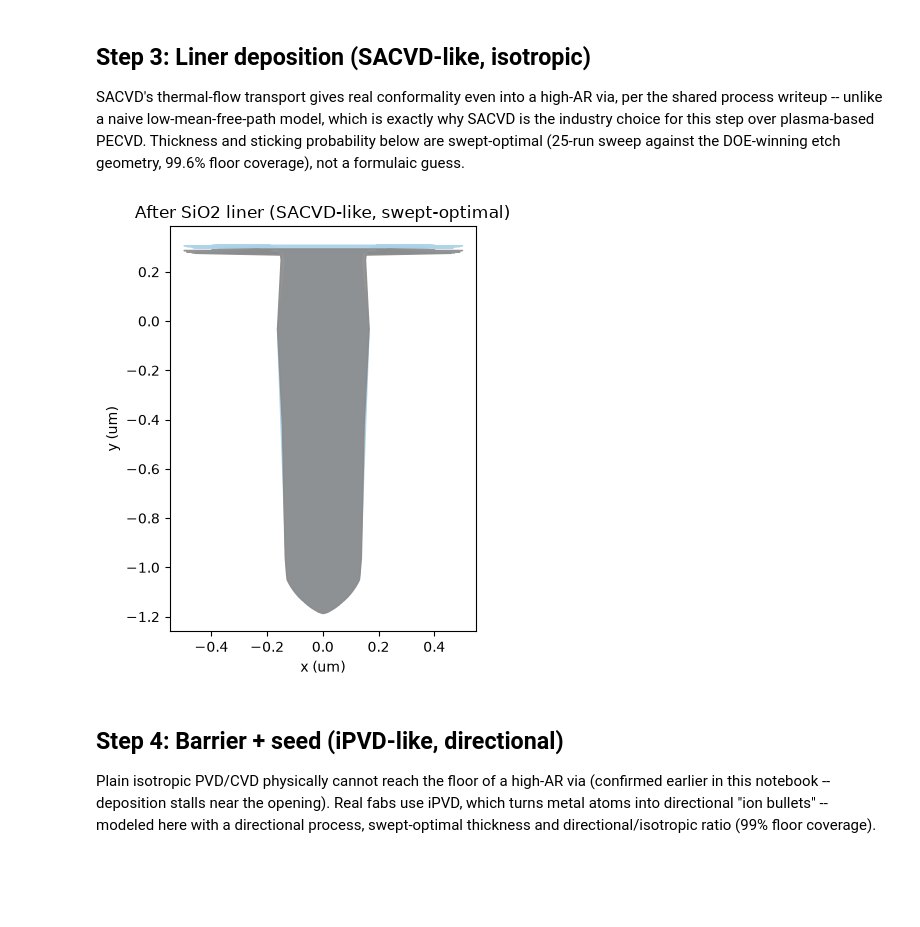
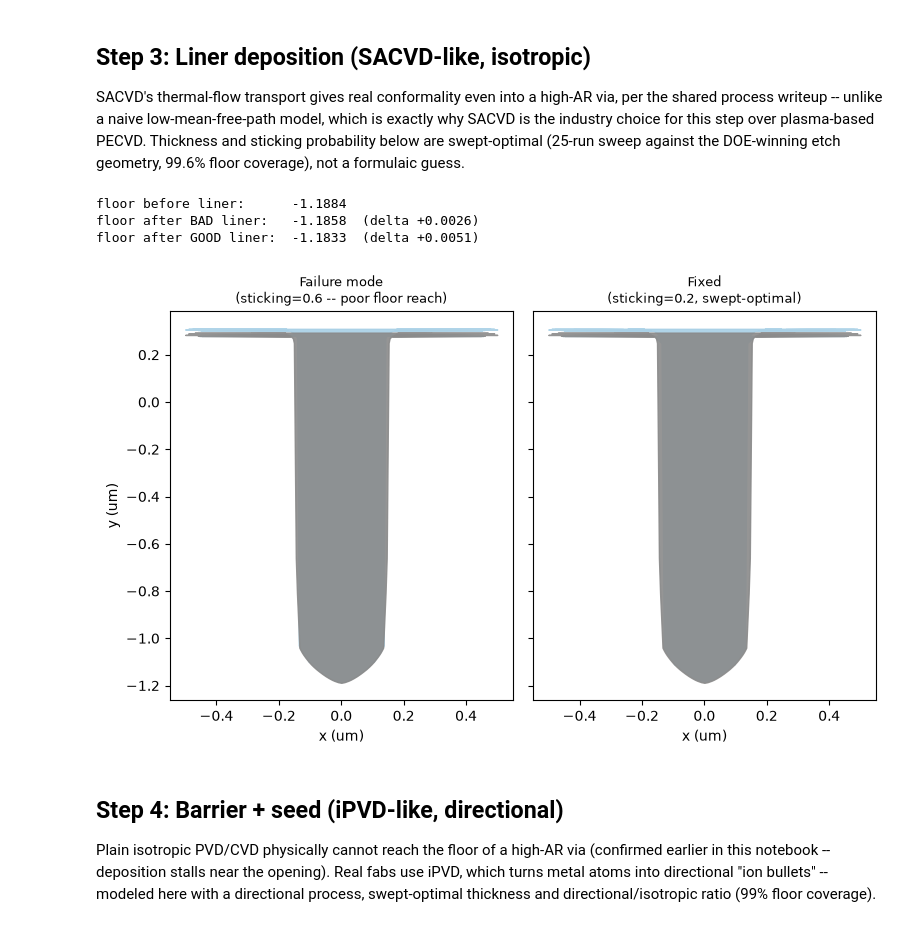
Before and after one commit to haomingkoo/ViennaPS-HBM, a Jupyter notebook: tsv_traveler.ipynb, the cells around one changed output. Cells and saved outputs as stored; diff of their text form; code cells hidden in the pictures; blank space fills up the shorter version.

```diff
--- a/tsv_traveler.ipynb
+++ b/tsv_traveler.ipynb
@@ -147,6 +154,8 @@ improvement: 3.4x
 # %%
+BAD_CYCLES = 3  # depth-matched to PRODUCTION_CYCLES at etch_time=0.5 -- NOT
+                 # the same cycle count, see the note above for why
 geo_bad = tp.make_initial_geometry(radius=0.15)
-geo_bad, depth_bad = tp.bosch_etch(geo_bad, num_cycles=PRODUCTION_CYCLES,
+geo_bad, depth_bad = tp.bosch_etch(geo_bad, num_cycles=BAD_CYCLES,
                                     ion_source_exponent=50, neutral_sticking_probability=0.02,
                                     etch_time=2.0, deposition_thickness=0.04)
 pts_bad = tp.trim_for_display(tp.profile_points(geo_bad), 0.31)
@@ -247,20 +256,41 @@ swept-optimal (25-run sweep against the DOE-winning etch geometry, 99.6%
 floor coverage), not a formulaic guess.
 # %%
 pts_pre_liner = tp.trim_for_display(tp.profile_points(geo_good), 0.31)
+
+# failure mode: high sticking probability -> short mean free path -> deposits
+# near the opening, poor floor coverage (measured, not asserted)
+geo_bad_liner = ps.Domain(); geo_bad_liner.deepCopy(geo_good)
+geo_bad_liner = tp.deposit_conformal(geo_bad_liner, ps.Material.SiO2, LINER["thickness"],
+                                       directional=False, sticking=0.6)
+pts_bad_liner = tp.trim_for_display(tp.profile_points(geo_bad_liner), 0.31)
+
 geo_liner = tp.deposit_conformal(geo_good, ps.Material.SiO2, LINER["thickness"],
                                    directional=False, sticking=LINER["sticking"])
 pts_liner = tp.trim_for_display(tp.profile_points(geo_liner), 0.31)
 
-fig, ax = plt.subplots(figsize=(4, 5))
-ax.fill_betweenx(pts_liner[:, 1], -pts_liner[:, 0], pts_liner[:, 0], color=MATERIAL_COLOR["SiO2"], alpha=0.9)
-ax.fill_betweenx(pts_pre_liner[:, 1], -pts_pre_liner[:, 0], pts_pre_liner[:, 0], color=MATERIAL_COLOR["Si"], alpha=0.9)
-ax.set_title("After SiO2 liner (SACVD-like, swept-optimal)")
-ax.set_xlabel("x (um)"); ax.set_ylabel("y (um)")
+floor_before = pts_pre_liner[:, 1].min()
+print(f"floor before liner:      {floor_before:.4f}")
+print(f"floor after BAD liner:   {pts_bad_liner[:, 1].min():.4f}  (delta {pts_bad_liner[:, 1].min()-floor_before:+.4f})")
+print(f"floor after GOOD liner:  {pts_liner[:, 1].min():.4f}  (delta {pts_liner[:, 1].min()-floor_before:+.4f})")
+
+fig, axes = plt.subplots(1, 2, figsize=(8, 5), sharey=True)
+for ax, pre, post, title in [
+    (axes[0], pts_pre_liner, pts_bad_liner, "Failure mode\n(sticking=0.6 -- poor floor reach)"),
+    (axes[1], pts_pre_liner, pts_liner, "Fixed\n(sticking=0.2, swept-optimal)"),
+]:
+    ax.fill_betweenx(post[:, 1], -post[:, 0], post[:, 0], color=MATERIAL_COLOR["SiO2"], alpha=0.9)
+    ax.fill_betweenx(pre[:, 1], -pre[:, 0], pre[:, 0], color=MATERIAL_COLOR["Si"], alpha=0.9)
+    ax.set_title(title, fontsize=9)
+    ax.set_xlabel("x (um)")
+axes[0].set_ylabel("y (um)")
 plt.tight_layout()
 plt.savefig("fig_liner.png", dpi=130)
 plt.show()
 # %% [output]
+floor before liner:      -1.1884
+floor after BAD liner:   -1.1858  (delta +0.0026)
+floor after GOOD liner:  -1.1833  (delta +0.0051)
-[figure, old version]
+[figure, new version]
 # %% [markdown]
 ## Step 4: Barrier + seed (iPVD-like, directional)
 
```
Also changed, not shown: parts of 16 cells of this notebook, 20 other files.
